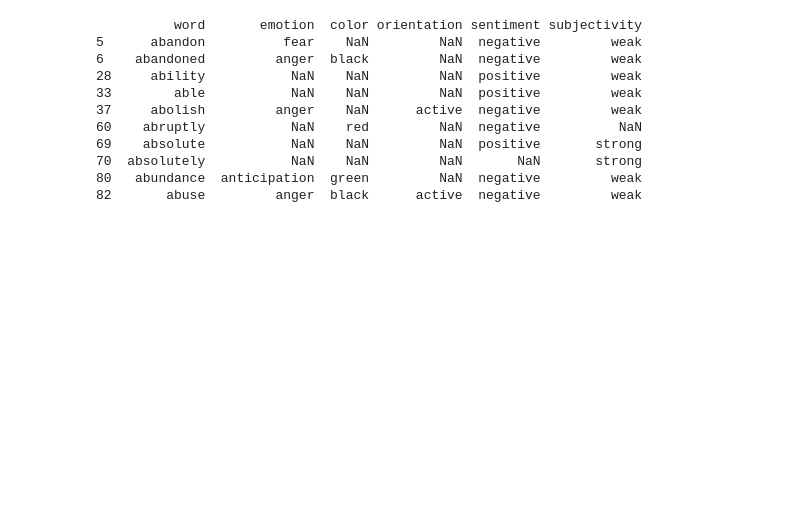
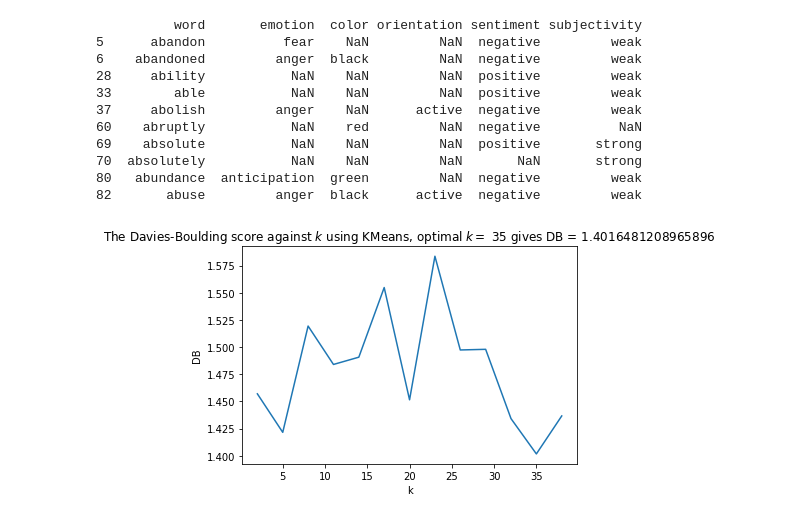
Before and after one commit to RojerGS/DataScience, a Jupyter notebook: TrumpTweetsClustering/sentimentAnalysis.ipynb, the cells around one changed output. Cells and saved outputs as stored; diff of their text form; code cells hidden in the pictures; blank space fills up the shorter version.

Commit message:
Added DB index to all experiments, explored every clustering result

```diff
--- a/TrumpTweetsClustering/sentimentAnalysis.ipynb
+++ b/TrumpTweetsClustering/sentimentAnalysis.ipynb
@@ -101,4 +144,20 @@ for tweet in tweets:
                 if idx > -1:
                     vec[cache[word]] += 1
     mat.append(vec)
+# %%
+# apply the KMeans algorithm to the reduced data for different values of K
+K = range(2,40,3)
+DB = np.zeros_like(K).astype(float)
+for i, k in enumerate(K):
+    kmeans = KMeans(n_clusters = k, random_state=13032019).fit(mat)
+    with np.errstate(divide='ignore'):
+        DB[i] = davies_bouldin_score(mat, kmeans.labels_)
+k_opt = K[np.argmin(DB)]
+plt.plot(K,DB)
+plt.xlabel('k')
+plt.ylabel('DB')
+plt.title(f'The Davies-Boulding score against $k$ using KMeans, optimal $k = $ {k_opt} gives DB = {np.min(DB)}')
+plt.show()
+# %% [output]
+[figure, added]
 # %%
```
Also changed, not shown: parts of 10 cells of this notebook, 1 other file.
